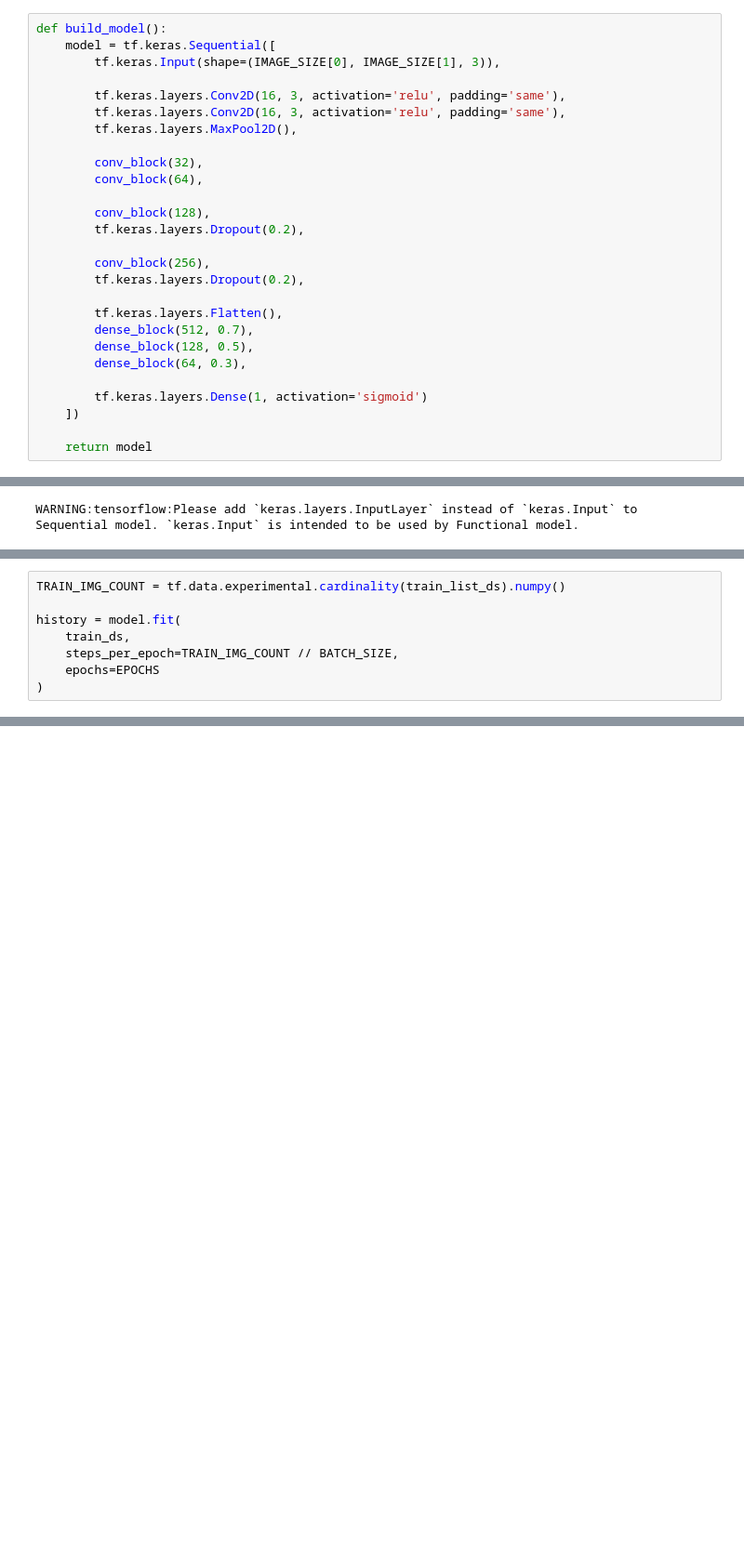
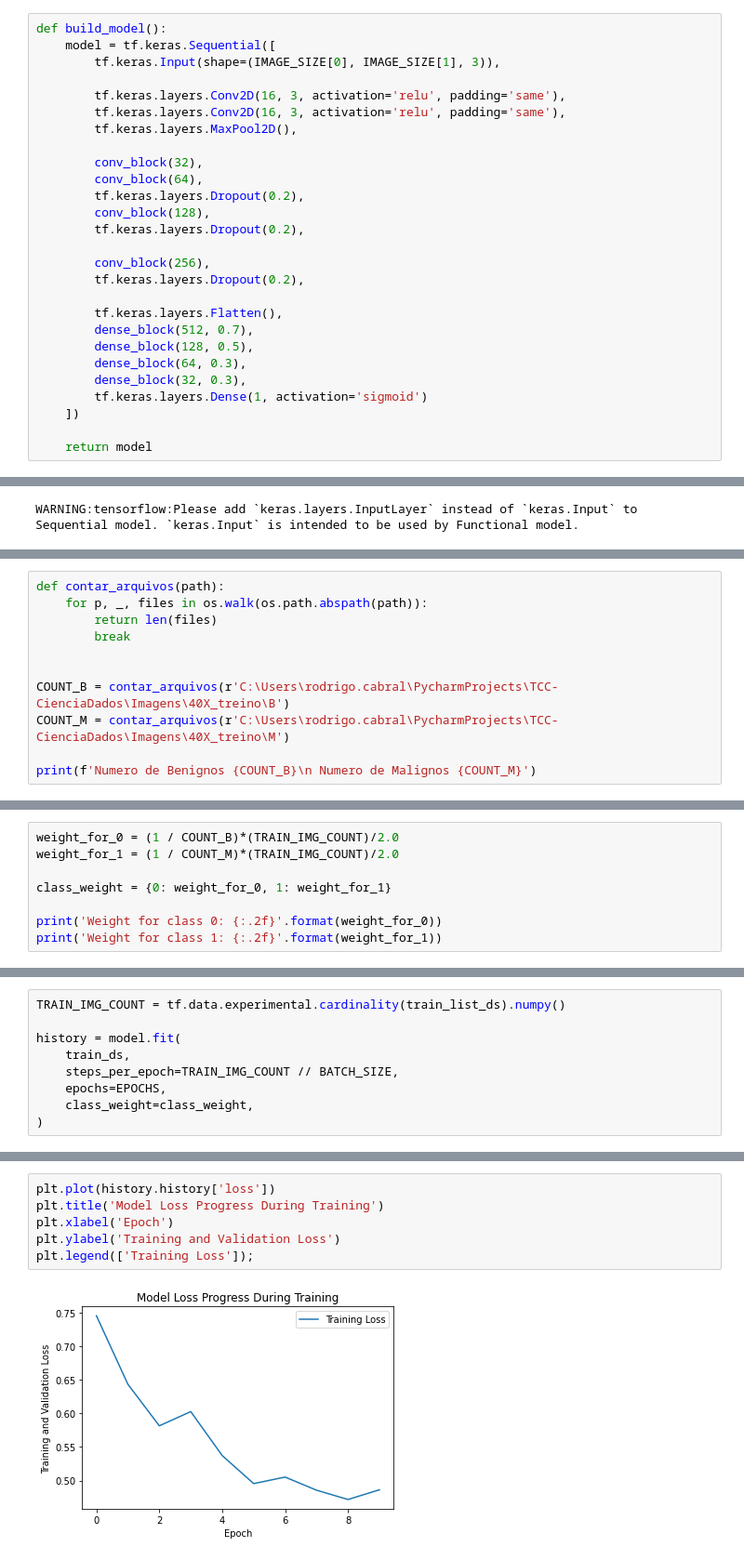
Before and after one commit to RodrigoOBC/TCC-CienciaDados, a Jupyter notebook: modelos/Modelo_B.ipynb, the cells around one changed output, grey strips where cells are left out. Shown at 93% size. Drawn from its saved outputs; the diff is of its cells as text; blank space fills up the shorter version.

```diff
--- a/modelos/Modelo_B.ipynb
+++ b/modelos/Modelo_B.ipynb
@@ -157,7 +157,7 @@ def build_model():
 
         conv_block(32),
         conv_block(64),
-
+        tf.keras.layers.Dropout(0.2),
         conv_block(128),
         tf.keras.layers.Dropout(0.2),
 
@@ -168,7 +168,7 @@ def build_model():
         dense_block(512, 0.7),
         dense_block(128, 0.5),
         dense_block(64, 0.3),
-
+        dense_block(32, 0.3),
         tf.keras.layers.Dense(1, activation='sigmoid')
     ])
 
@@ -212 +212,12 @@ Non-trainable params: 2,368
 _________________________________________________________________
+# %%
+def contar_arquivos(path):
+    for p, _, files in os.walk(os.path.abspath(path)):
+        return len(files)
+        break
+
+
+COUNT_B = contar_arquivos(r'C:\Users\rodrigo.cabral\PycharmProjects\TCC-CienciaDados\Imagens\40X_treino\B')
+COUNT_M = contar_arquivos(r'C:\Users\rodrigo.cabral\PycharmProjects\TCC-CienciaDados\Imagens\40X_treino\M')
+
+print(f'Numero de Benignos {COUNT_B}\n Numero de Malignos {COUNT_M}')
@@ -212,0 +232,8 @@ _________________________________________________________________
+# %%
+weight_for_0 = (1 / COUNT_B)*(TRAIN_IMG_COUNT)/2.0
+weight_for_1 = (1 / COUNT_M)*(TRAIN_IMG_COUNT)/2.0
+
+class_weight = {0: weight_for_0, 1: weight_for_1}
+
+print('Weight for class 0: {:.2f}'.format(weight_for_0))
+print('Weight for class 1: {:.2f}'.format(weight_for_1))
@@ -216,6 +246,7 @@ TRAIN_IMG_COUNT = tf.data.experimental.cardinality(train_list_ds).numpy()
 history = model.fit(
     train_ds,
     steps_per_epoch=TRAIN_IMG_COUNT // BATCH_SIZE,
-    epochs=EPOCHS
+    epochs=EPOCHS,
+    class_weight=class_weight,
 )
 # %% [output]
@@ -241,0 +267,8 @@ Epoch 10/10
+# %%
+plt.plot(history.history['loss'])
+plt.title('Model Loss Progress During Training')
+plt.xlabel('Epoch')
+plt.ylabel('Training and Validation Loss')
+plt.legend(['Training Loss']);
+# %% [output]
+[figure, added]
```
Also changed, not shown: parts of 13 cells of this notebook, 1 other file.
